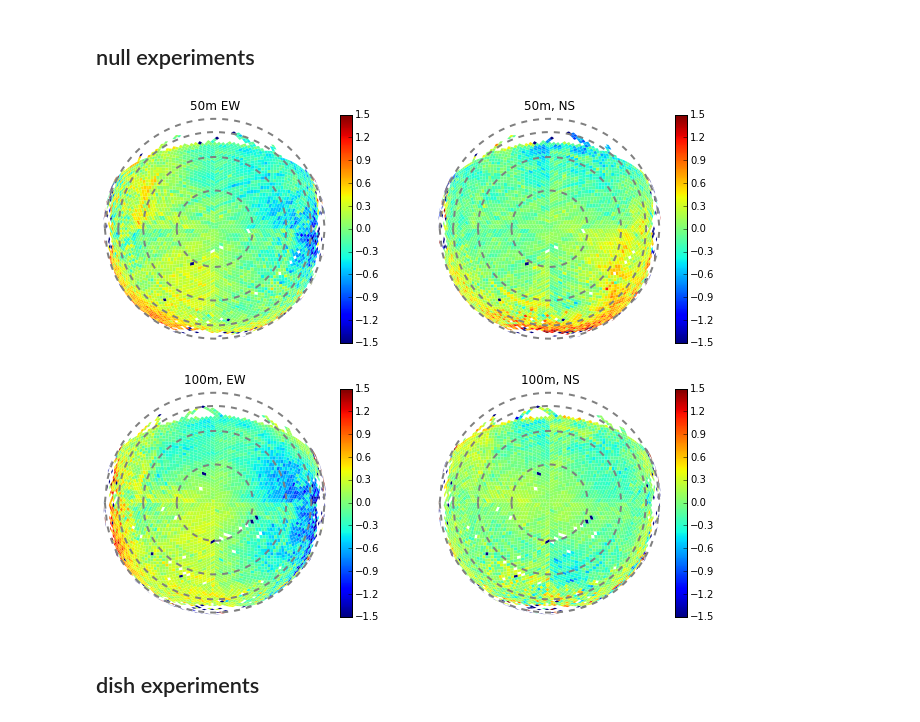
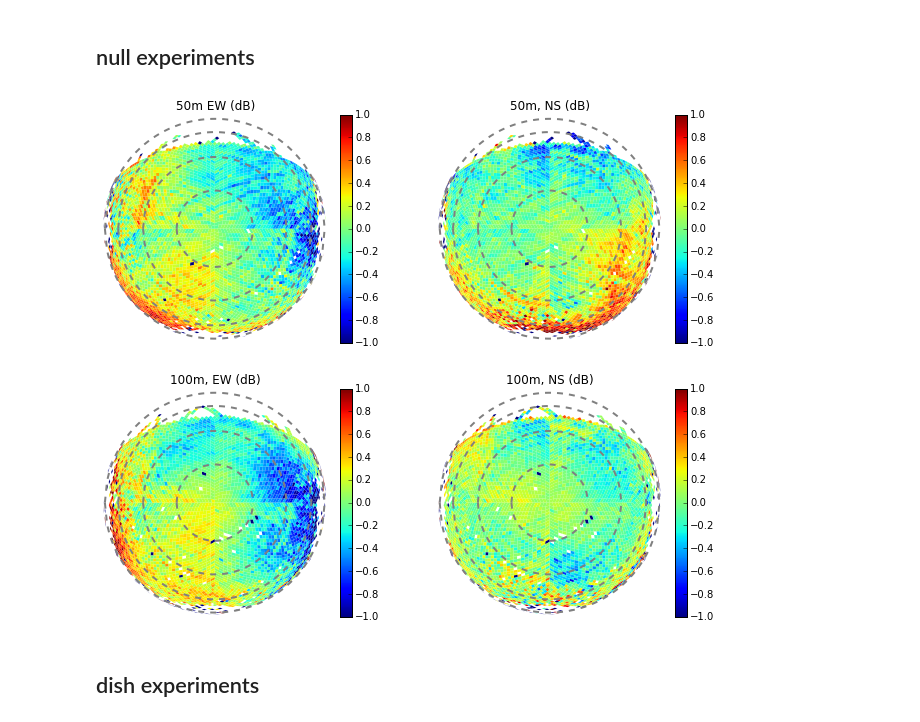
Before and after one commit to aewallwi/DishPapers, a Jupyter notebook: DishBeamMeasurements/paper/make_pretty_beam_plots_from_orbcomm_data.ipynb, the cells around one changed output. Drawn from its saved outputs; the diff is of its cells as text; code cells hidden in the pictures.

```diff
--- a/DishBeamMeasurements/paper/make_pretty_beam_plots_from_orbcomm_data.ipynb
+++ b/DishBeamMeasurements/paper/make_pretty_beam_plots_from_orbcomm_data.ipynb
@@ -48,18 +48,18 @@ null4 = genfromtxt(d+'null4_north_over_south_ratio_ew_ns.csv',delimiter=',')
 # %%
 fig, gridax = plt.subplots(2,2)
 fig.set_size_inches((11,9))
 
-cax=[-1.5,1.5]
+cax=[-1,1]
 cm = 'jet'
 zacontourcolor = array([0,0,0])+.5
-plot_hpix(null1[:,0],null1[:,2],'50m EW',cax,gridax[0,0],cm,hidezalabels=True,contourcolor=zacontourcolor)
-plot_hpix(null1[:,1],null1[:,2],'50m, NS',cax,gridax[0,1],cm,hidezalabels=True,contourcolor=zacontourcolor)
-plot_hpix(null4[:,0],null4[:,2],'100m, EW',cax,gridax[1,0],cm,hidezalabels=True,contourcolor=zacontourcolor)
-plot_hpix(null4[:,1],null4[:,2],'100m, NS',cax,gridax[1,1],cm,hidezalabels=True,contourcolor=zacontourcolor)
+plot_hpix(null1[:,0],null1[:,2],'50m EW (dB)',cax,gridax[0,0],cm,hidezalabels=True,contourcolor=zacontourcolor)
+plot_hpix(null1[:,1],null1[:,2],'50m, NS (dB)',cax,gridax[0,1],cm,hidezalabels=True,contourcolor=zacontourcolor)
+plot_hpix(null4[:,0],null4[:,2],'100m, EW (dB)',cax,gridax[1,0],cm,hidezalabels=True,contourcolor=zacontourcolor)
+plot_hpix(null4[:,1],null4[:,2],'100m, NS (dB)',cax,gridax[1,1],cm,hidezalabels=True,contourcolor=zacontourcolor)
 
 plt.savefig('null_expt_rel_beam_maps.pdf',bbox_inches='tight')
 # %% [output]
-[figure, old version]
+[figure, new version]
 # %% [markdown]
 ## dish experiments
 # %%
```
Also changed, not shown: parts of 3 cells of this notebook, 23 other files.
